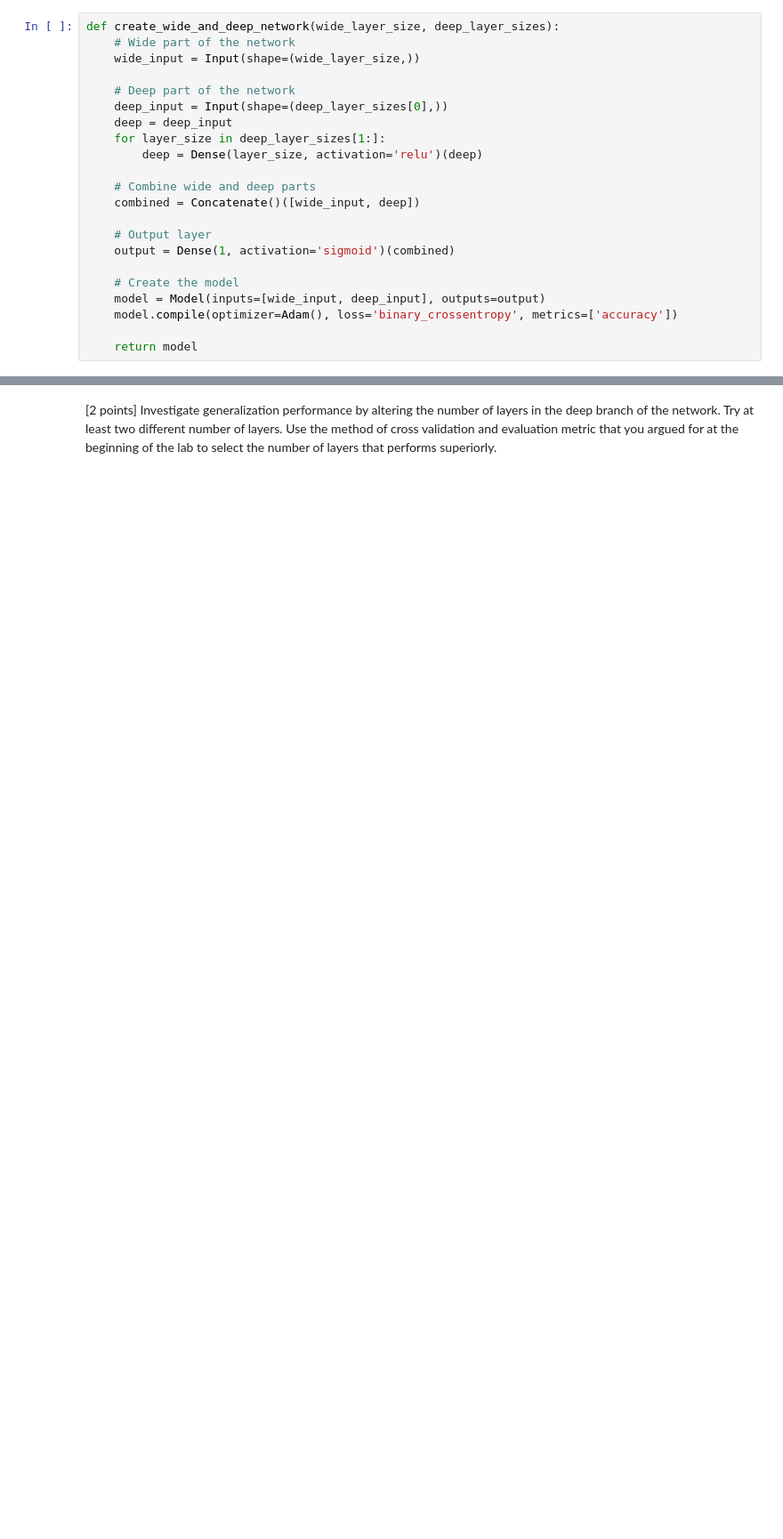
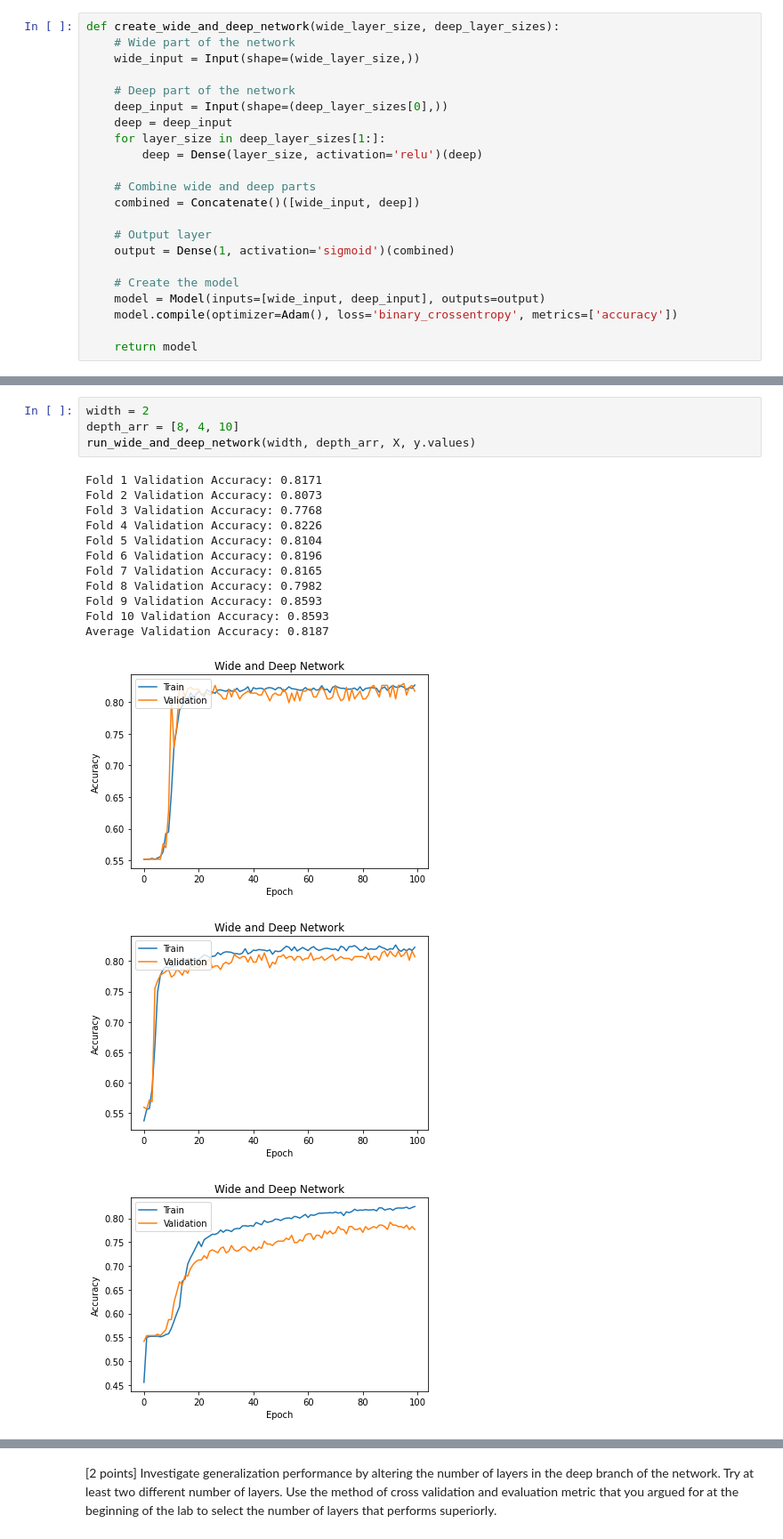
Before and after one commit to calebm00re/S22-ml05, a Jupyter notebook: five.ipynb, the cells around one changed output, grey strips where cells are left out. Shown at 89% size. Cells and saved outputs as stored; diff of their text form; blank space fills up the shorter version.

```diff
--- a/five.ipynb
+++ b/five.ipynb
@@ -309,0 +316,19 @@ for history in histories:
+# %%
+width = 2
+depth_arr = [8, 4, 10]
+run_wide_and_deep_network(width, depth_arr, X, y.values)
+# %% [output]
+Fold 1 Validation Accuracy: 0.8171
+Fold 2 Validation Accuracy: 0.8073
+Fold 3 Validation Accuracy: 0.7768
+Fold 4 Validation Accuracy: 0.8226
+Fold 5 Validation Accuracy: 0.8104
+Fold 6 Validation Accuracy: 0.8196
+Fold 7 Validation Accuracy: 0.8165
+Fold 8 Validation Accuracy: 0.7982
+Fold 9 Validation Accuracy: 0.8593
+Fold 10 Validation Accuracy: 0.8593
+Average Validation Accuracy: 0.8187
+[figure, added]
+[figure, added]
+[figure, added]
```
Also changed, not shown: parts of 17 cells of this notebook.
